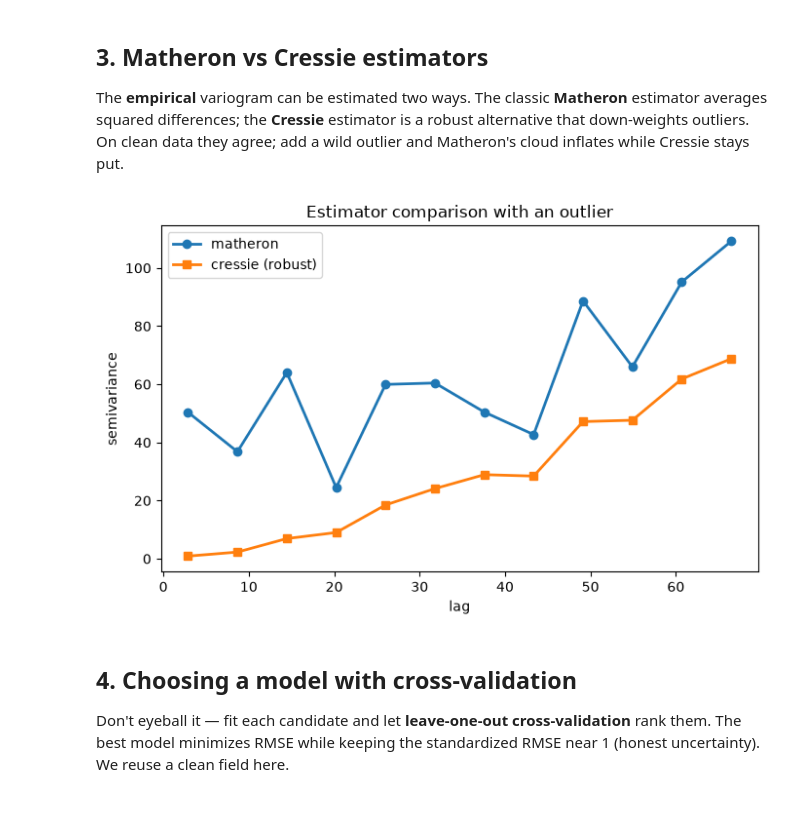
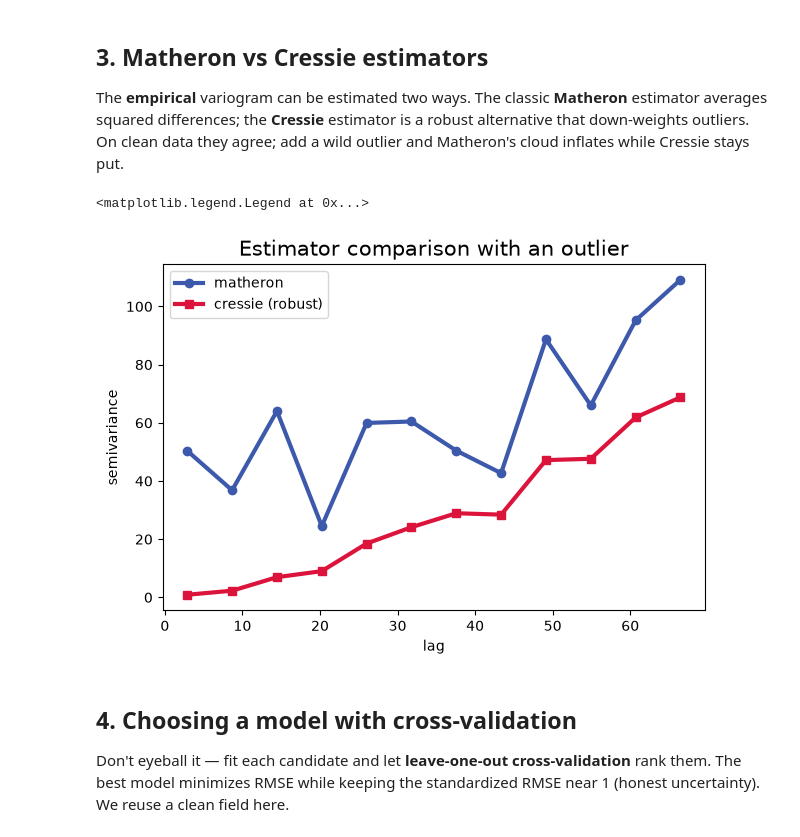
Before and after one commit to serapeum-org/geostatista, a Jupyter notebook: develop/examples/03_variogram_models/03_variogram_models.ipynb, the cells around one changed output. Cells and saved outputs as stored; diff of their text form; code cells hidden in the pictures; blank space fills up the shorter version.

```diff
--- a/develop/examples/03_variogram_models/03_variogram_models.ipynb
+++ b/develop/examples/03_variogram_models/03_variogram_models.ipynb
@@ -70,25 +85,30 @@ agree; add a wild outlier and Matheron's cloud inflates while Cressie stays put.
 # %%
 import geopandas as gpd
 from shapely.geometry import Point
 from geostatista import Samples
 
 rng_ = np.random.default_rng(1)
 xy = rng_.uniform(0.0, 100.0, (90, 2))
 field = np.sin(xy[:, 0] / 20.0) * 8.0 + 20.0
 field[0] += 60.0                         # inject one gross outlier
 gdf = gpd.GeoDataFrame({"z": field}, geometry=[Point(*p) for p in xy], crs="EPSG:32633")
 samples = Samples(gdf)
 
 matheron = samples.variogram("z", n_lags=12, estimator="matheron").to_dataframe()
 cressie = samples.variogram("z", n_lags=12, estimator="cressie").to_dataframe()
 
-fig, ax = plt.subplots(figsize=(7, 4.5))
-ax.plot(matheron["lag"], matheron["semivariance"], "o-", label="matheron", lw=2)
-ax.plot(cressie["lag"], cressie["semivariance"], "s-", label="cressie (robust)", lw=2)
-ax.set_xlabel("lag"); ax.set_ylabel("semivariance"); ax.set_title("Estimator comparison with an outlier")
-ax.legend(); fig.tight_layout()
+# Two cleopatra series (different markers) on one shared axis.
+fig, ax, _ = LineGlyph(matheron["lag"].to_numpy(), matheron["semivariance"].to_numpy(),
+                       marker="o", figsize=(7, 4.5),
+                       title="Estimator comparison with an outlier").line(label="matheron")
+LineGlyph(cressie["lag"].to_numpy(), cressie["semivariance"].to_numpy(), marker="s").line(
+    ax=ax, label="cressie (robust)", color="#DC143C")
+ax.set_xlabel("lag")
+ax.set_ylabel("semivariance")
+ax.legend()
 # %% [output]
+<matplotlib.legend.Legend at 0x...>
-[figure, old version]
+[figure, new version]
 # %% [markdown]
 ## 4. Choosing a model with cross-validation
 
```
Also changed, not shown: parts of 3 cells of this notebook, 21 other files.
